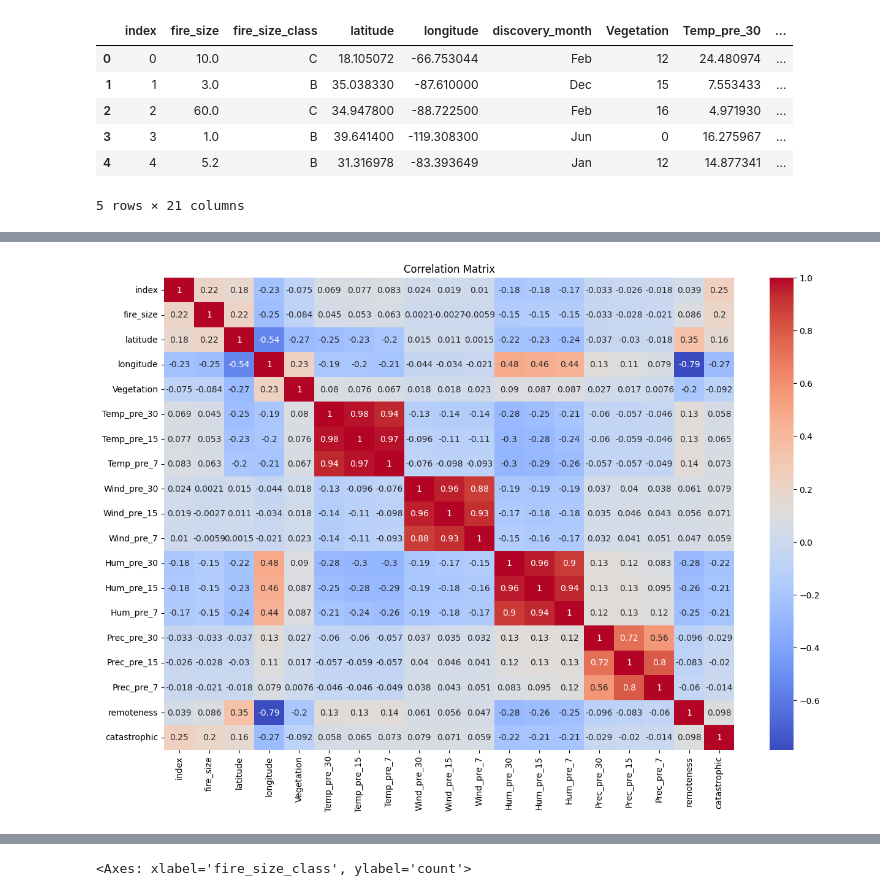
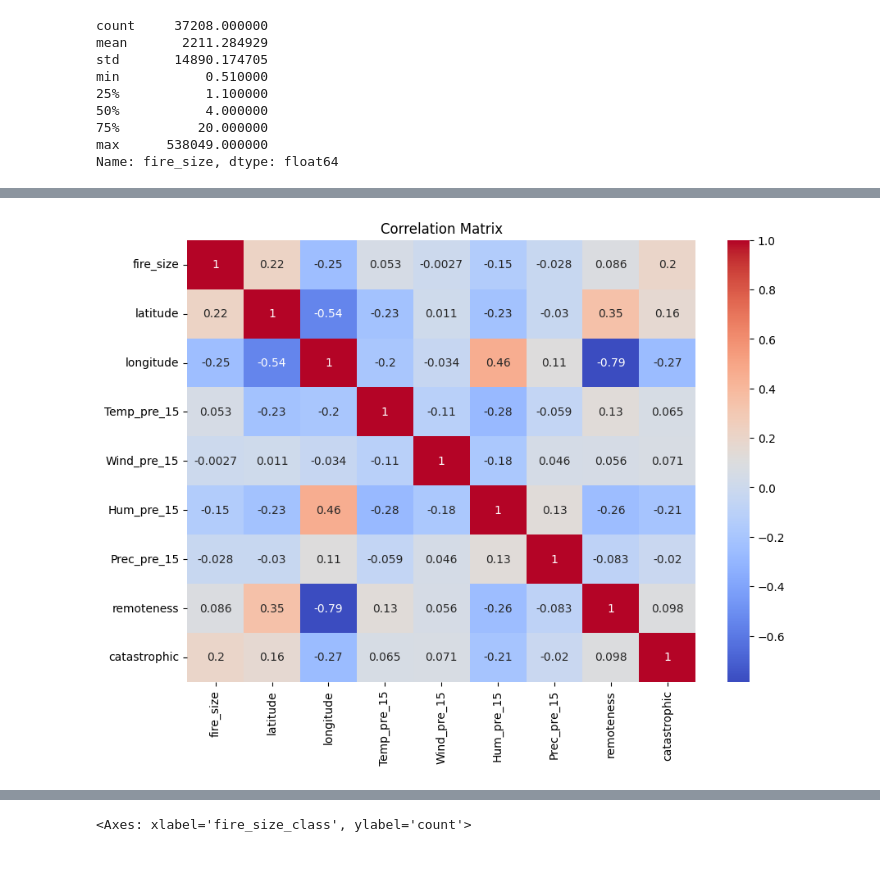
Before and after one commit to leonkriesmair/BigDataProject, a Jupyter notebook: notebooks/DescriptiveAnalysis.ipynb, the cells around one changed output, grey strips where cells are left out. Drawn from its saved outputs; the diff is of its cells as text; code cells hidden in the pictures; blank space fills up the shorter version.

```diff
--- a/notebooks/DescriptiveAnalysis.ipynb
+++ b/notebooks/DescriptiveAnalysis.ipynb
@@ -8,14 +8,17 @@ df = pd.read_csv('../data/processed/FW_Veg_Rem_Combined_cleaned.csv')
 #df = df.drop(['index'], axis=1)
 
 df.head()
+df['fire_size'].describe()
 # %% [output]
-|  | index | fire_size | fire_size_class | latitude | longitude | discovery_month | Vegetation | Temp_pre_30 | ... |
-| 0 | 0 | 10.0 | C | 18.105072 | -66.753044 | Feb | 12 | 24.480974 | ... |
-| 1 | 1 | 3.0 | B | 35.038330 | -87.610000 | Dec | 15 | 7.553433 | ... |
-| 2 | 2 | 60.0 | C | 34.947800 | -88.722500 | Feb | 16 | 4.971930 | ... |
-| 3 | 3 | 1.0 | B | 39.641400 | -119.308300 | Jun | 0 | 16.275967 | ... |
-| 4 | 4 | 5.2 | B | 31.316978 | -83.393649 | Jan | 12 | 14.877341 | ... |
-5 rows × 21 columns
+count     37208.000000
+mean       2211.284929
+std       14890.174705
+min           0.510000
+25%           1.100000
+50%           4.000000
+75%          20.000000
+max      538049.000000
+Name: fire_size, dtype: float64
 # %%
 df.info()
 df.describe()
@@ -47,10 +50,14 @@ memory usage: 6.0+ MB
 | 75% | 30726.250000 | 20.000000 | 39.783547 | -83.550410 | 15.000000 | 23.115392 | 23.434649 | 23.793842 | ... |
 | max | 41131.000000 | 538049.000000 | 69.047200 | -65.417709 | 16.000000 | 41.677820 | 51.567797 | 55.000000 | ... |
 # %%
-corr = df.corr(numeric_only=True)
-plt.figure(figsize=(15,10))
+
+#excluding some of the colums
+exclude_cols = ['index','Vegetation','Temp_pre_7','Temp_pre_30','Wind_pre_7','Wind_pre_30','Hum_pre_7','Hum_pre_30','Prec_pre_7','Prec_pre_30']
+
+corr = df.drop(columns=exclude_cols).corr(numeric_only=True)
+plt.figure(figsize=(10,7))
 sns.heatmap(corr, annot=True, cmap='coolwarm')
 plt.title("Correlation Matrix")
 plt.show()
 # %% [output]
-[figure, old version]
+[figure, new version]
```
Also changed, not shown: parts of 15 cells of this notebook.
